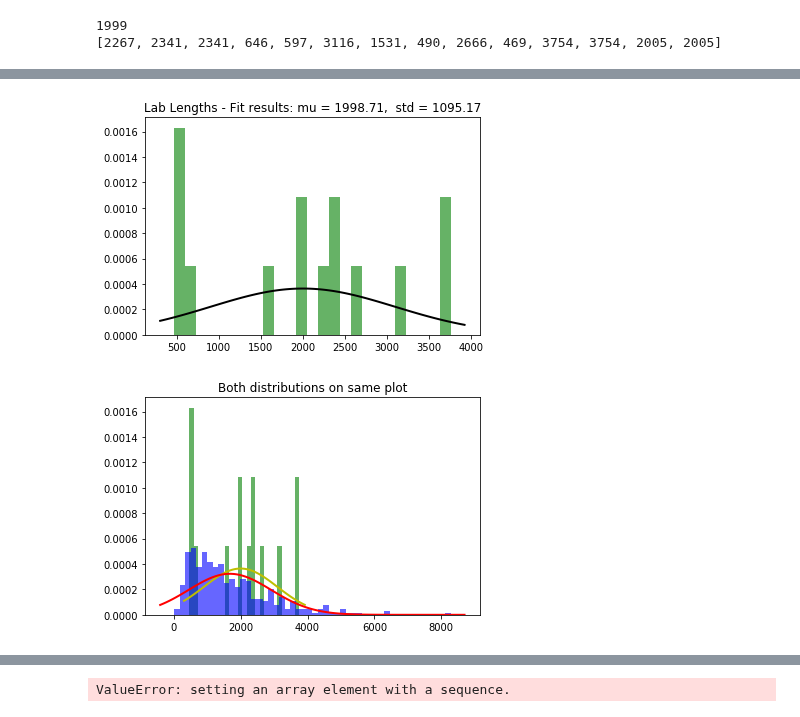
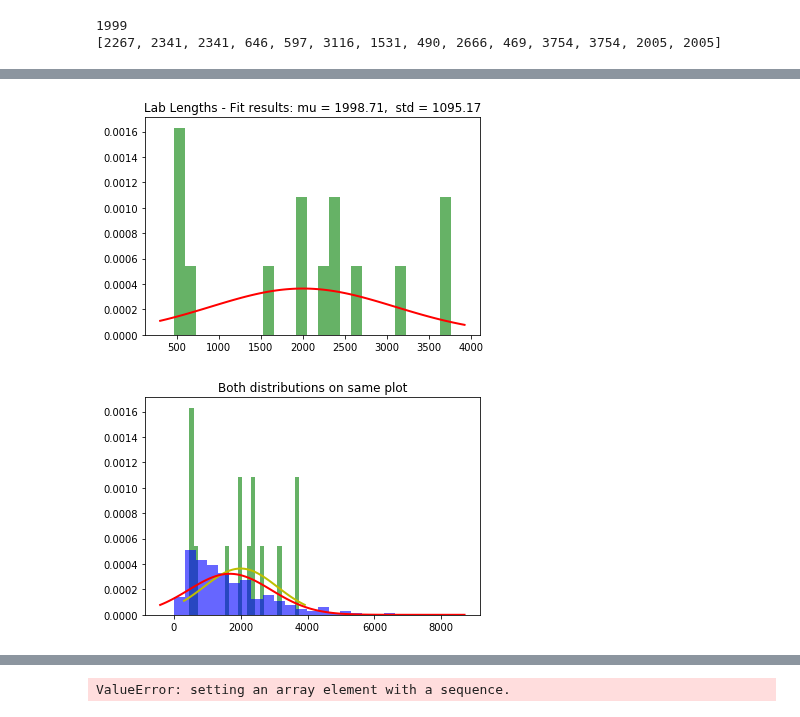
Before and after one commit to DJSaunders1997/Masters-Project, a Jupyter notebook: NLP-Notebook.ipynb, the cells around one changed output, grey strips where cells are left out. Drawn from its saved outputs; the diff is of its cells as text; code cells hidden in the pictures.

```diff
--- a/NLP-Notebook.ipynb
+++ b/NLP-Notebook.ipynb
@@ -969,20 +1014,20 @@ plt.show()
 # %%
 # See if Lab data follows a distrinution
 
 mu, std = norm.fit(lab_lengths)
 
 plt.hist(lab_lengths, bins=25, density=True, alpha=0.6, color='g')
 
 xmin, xmax = plt.xlim()
 x = np.linspace(xmin, xmax, 100)
 p = norm.pdf(x, mu, std)
-plt.plot(x, p, 'k', linewidth=2)
+plt.plot(x, p, 'r', linewidth=2)
 title = "Lab Lengths - Fit results: mu = %.2f,  std = %.2f" % (mu, std)
 plt.title(title)
 
 plt.show()
 # %% [output]
-[figure, old version]
+[figure, new version]
 # %%
 # Both on 1 graph?
 
@@ -998,7 +1043,7 @@ plt.title('Both distributions on same plot')
 
 mu, std = norm.fit(turk_lengths)
 
-plt.hist(turk_lengths, bins=50, density=True, alpha=0.6, color='b')
+plt.hist(turk_lengths, bins=25, density=True, alpha=0.6, color='b')
 
 xmin, xmax = plt.xlim()
 x = np.linspace(xmin, xmax, 100)
@@ -1007,4 +1052,4 @@ plt.plot(x, p, 'r', linewidth=2)
 
 plt.show()
 # %% [output]
-[figure, old version]
+[figure, new version]
```
Also changed, not shown: parts of 5 cells of this notebook.
